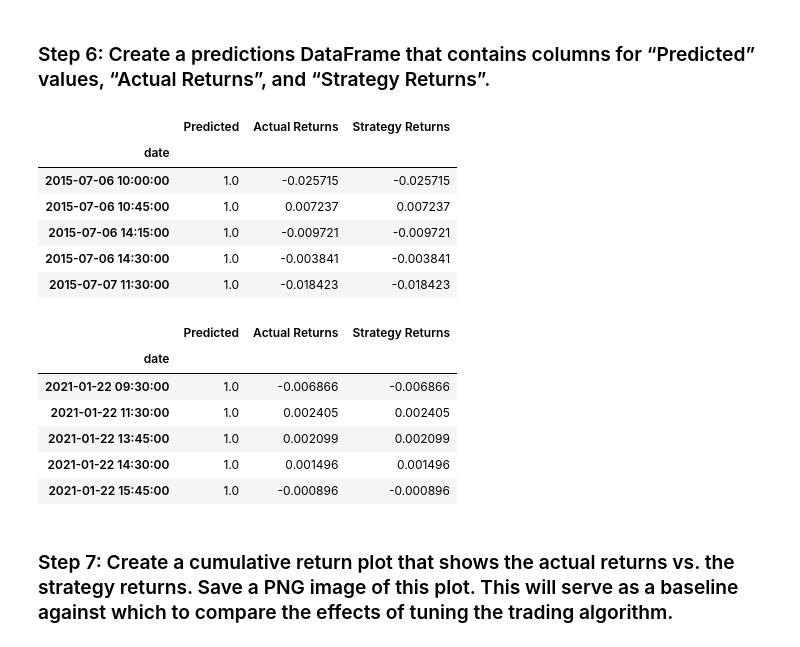
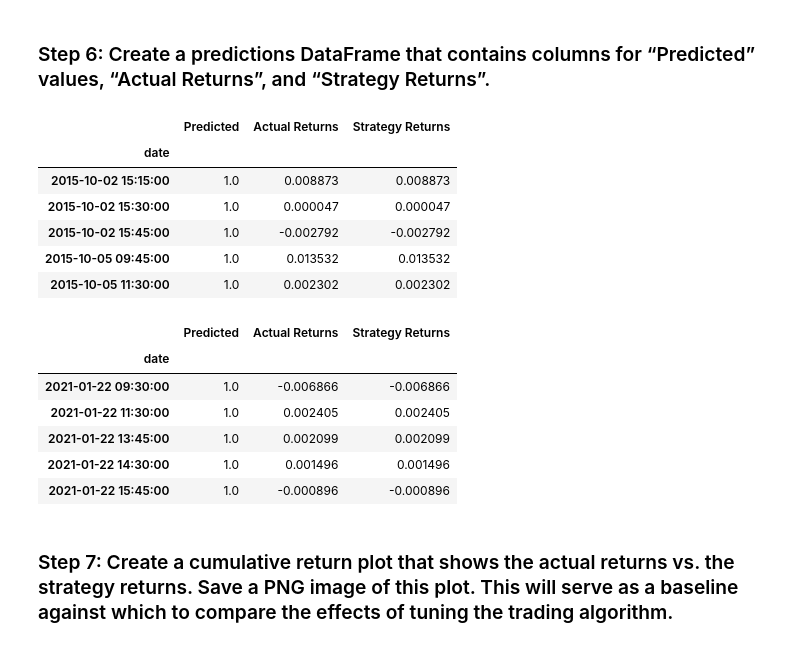
Before and after one commit to MuayThaiLegz/module_14, a Jupyter notebook: machine_learning_trading_bot.ipynb, the cells around one changed output. Drawn from its saved outputs; the diff is of its cells as text; code cells hidden in the pictures.

```diff
--- a/machine_learning_trading_bot.ipynb
+++ b/machine_learning_trading_bot.ipynb
@@ -256,7 +256,8 @@ y.value_counts()
 Name: Signal, dtype: int64
 # %%
 # Select the start of the training period
-training_begin = X.index.min()
+training_begin = X.index.min() + DateOffset(months=2)
+
 
 # Display the training begin date
 print(training_begin)
@@ -265,6 +266,6 @@ print(training_begin)
 # %%
 # Select the ending period for the training data with an offset of 3 months
-training_end = X.index.min() + DateOffset(months=3)
+training_end = X.index.min() + DateOffset(months=6)
 
 # Display the training end date
 print(training_end)
@@ -288,7 +289,7 @@ X_train.head()
 # %%
 # Generate the X_test and y_test DataFrames
-X_test = X.loc[training_end+DateOffset(hours=1):]
-y_test = y.loc[training_end+DateOffset(hours=1):]
+X_test = X.loc[training_end:]
+y_test = y.loc[training_end:]
 
 # Review the X_test DataFrame
 X_test.head()
@@ -321,15 +322,14 @@ svm_model = svm.SVC()
 
 # Fit the model to the data using the training data
 svm_model = svm_model.fit(X_train_scaled, y_train)
-# YOUR CODE HERE
 
-# Use the testing data to make the model predictions
-test_svm_pred = svm_model.predict(X_test_scaled)
-# YOUR CODE HERE
+# Use the training data to make the model predictions
+svm_pred = svm_model.predict(X_test_scaled)
+
 
 # Review the model's predicted values
 # YOUR CODE HERE
-test_svm_pred[:50]
+svm_pred[:75]
 # %% [output]
 array([1., 1., 1., 1., 1., 1., 1., 1., 1., 1., 1., 1., 1., 1., 1., 1., 1.,
        1., 1., 1., 1., 1., 1., 1., 1., 1., 1., 1., 1., 1., 1., 1., 1., 1.,
@@ -358,33 +360,33 @@ weighted avg       0.50      0.55      0.43      4092
 # %%
 # Create a new empty predictions DataFrame.
 
 # Create a predictions DataFrame
 predictions_df = pd.DataFrame(index=X_test.index)
 # YOUR CODE HERE
 
 # Add the SVM model predictions to the DataFrame
-predictions_df['Predicted'] = test_svm_pred
+predictions_df['Predicted'] = svm_pred
 # YOUR CODE HERE
 
 # Add the actual returns to the DataFrame
 predictions_df['Actual Returns'] = signals_df['Actual Returns']
 # YOUR CODE HERE
 
 # Add the strategy returns to the DataFrame
 predictions_df['Strategy Returns'] = predictions_df['Actual Returns'] * predictions_df['Predicted']
 # YOUR CODE HERE
 
 # Review the DataFrame
 display(predictions_df.head())
 display(predictions_df.tail())
 # %% [output]
 |  | Predicted | Actual Returns | Strategy Returns |
 | date |  |  |  |
-| 2015-07-06 10:00:00 | 1.0 | -0.025715 | -0.025715 |
-| 2015-07-06 10:45:00 | 1.0 | 0.007237 | 0.007237 |
-| 2015-07-06 14:15:00 | 1.0 | -0.009721 | -0.009721 |
-| 2015-07-06 14:30:00 | 1.0 | -0.003841 | -0.003841 |
-| 2015-07-07 11:30:00 | 1.0 | -0.018423 | -0.018423 |
+| 2015-10-02 15:15:00 | 1.0 | 0.008873 | 0.008873 |
+| 2015-10-02 15:30:00 | 1.0 | 0.000047 | 0.000047 |
+| 2015-10-02 15:45:00 | 1.0 | -0.002792 | -0.002792 |
+| 2015-10-05 09:45:00 | 1.0 | 0.013532 | 0.013532 |
+| 2015-10-05 11:30:00 | 1.0 | 0.002302 | 0.002302 |
 |  | Predicted | Actual Returns | Strategy Returns |
 | date |  |  |  |
 | 2021-01-22 09:30:00 | 1.0 | -0.006866 | -0.006866 |
```
Also changed, not shown: parts of 26 cells of this notebook.
